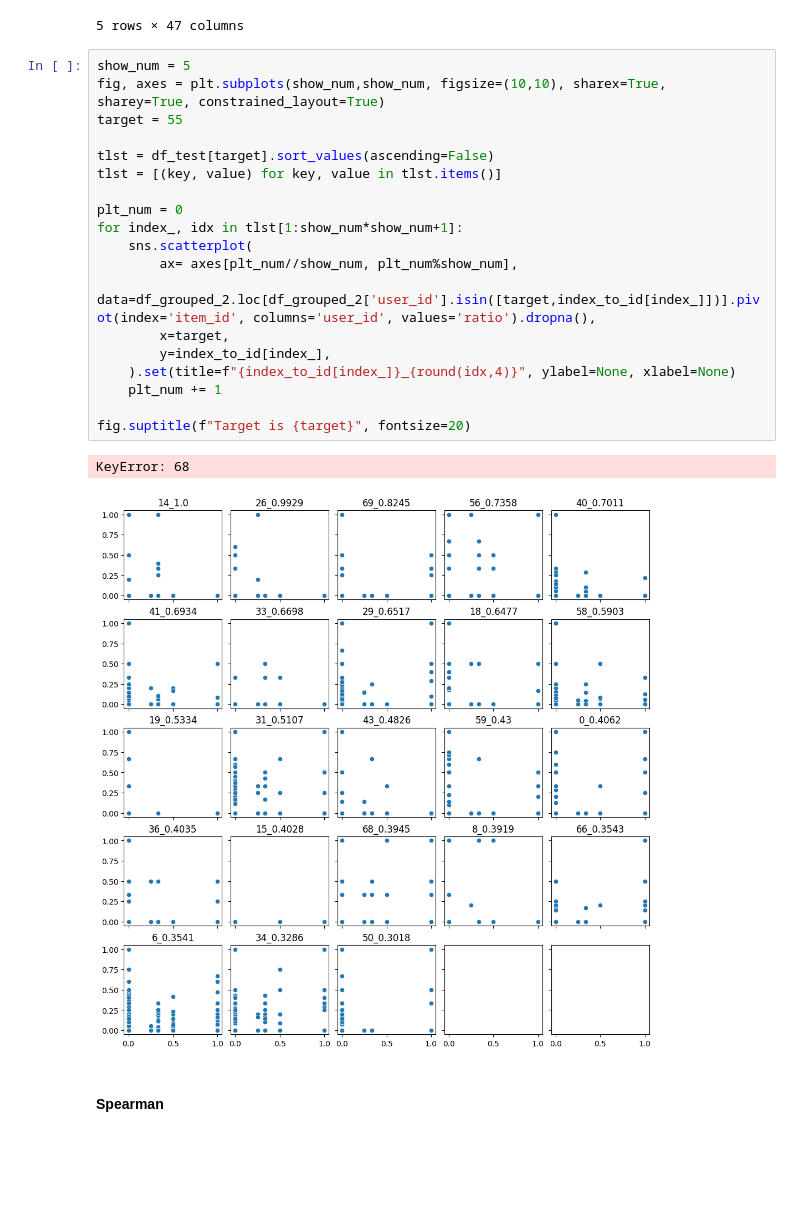
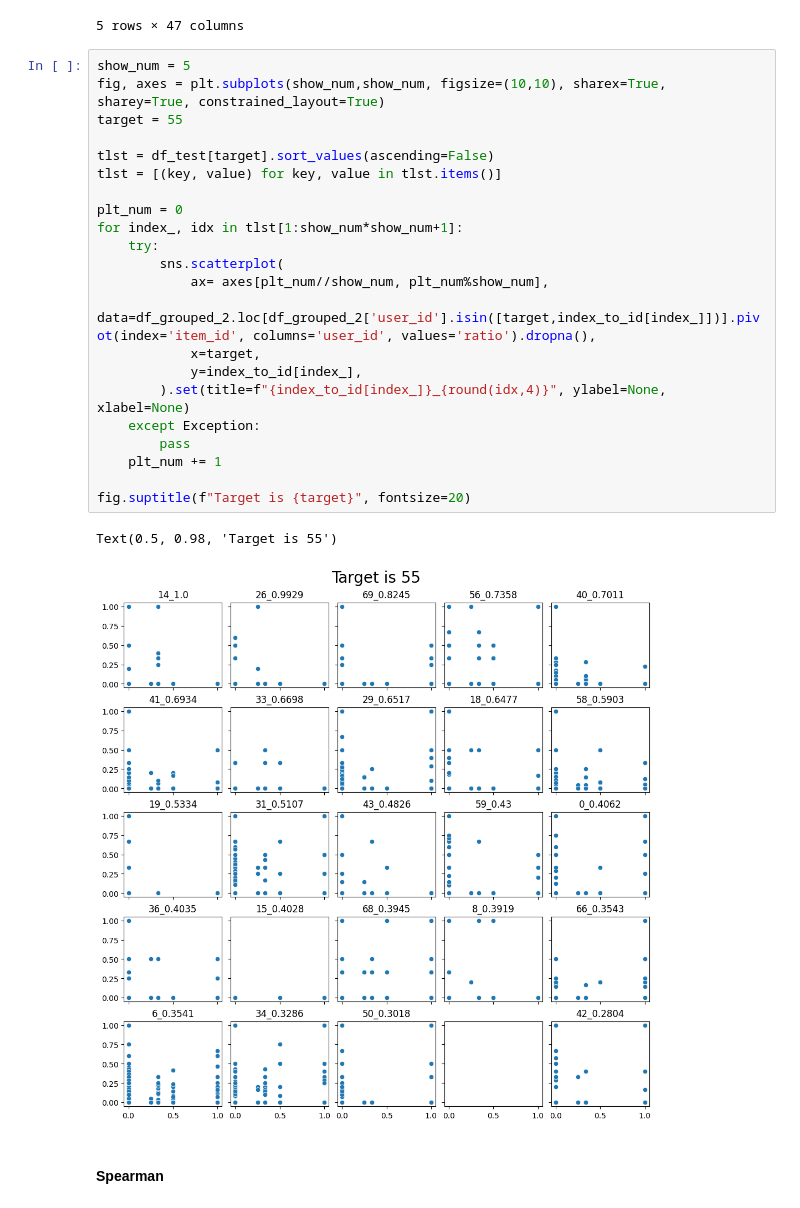
Before and after one commit to csLee94/project_notebook, a Jupyter notebook: collaborative_filtering/notebooks/get_eda.ipynb, the cells around one changed output. Cells and saved outputs as stored; diff of their text form; blank space fills up the shorter version.

```diff
--- a/collaborative_filtering/notebooks/get_eda.ipynb
+++ b/collaborative_filtering/notebooks/get_eda.ipynb
@@ -322,24 +322,27 @@ df_test.head()
 # %%
 show_num = 5
 fig, axes = plt.subplots(show_num,show_num, figsize=(10,10), sharex=True, sharey=True, constrained_layout=True)
 target = 55
 
 tlst = df_test[target].sort_values(ascending=False)
 tlst = [(key, value) for key, value in tlst.items()]
 
 plt_num = 0
 for index_, idx in tlst[1:show_num*show_num+1]:
-    sns.scatterplot(
-        ax= axes[plt_num//show_num, plt_num%show_num],
-        data=df_grouped_2.loc[df_grouped_2['user_id'].isin([target,index_to_id[index_]])].pivot(index='item_id', columns='user_id', values='ratio').dropna(),
-        x=target,
-        y=index_to_id[index_],
-    ).set(title=f"{index_to_id[index_]}_{round(idx,4)}", ylabel=None, xlabel=None)
+    try:
+        sns.scatterplot(
+            ax= axes[plt_num//show_num, plt_num%show_num],
+            data=df_grouped_2.loc[df_grouped_2['user_id'].isin([target,index_to_id[index_]])].pivot(index='item_id', columns='user_id', values='ratio').dropna(),
+            x=target,
+            y=index_to_id[index_],
+        ).set(title=f"{index_to_id[index_]}_{round(idx,4)}", ylabel=None, xlabel=None)
+    except Exception:
+        pass
     plt_num += 1
 
 fig.suptitle(f"Target is {target}", fontsize=20)
 # %% [output]
-KeyError: 68
+Text(0.5, 0.98, 'Target is 55')
-[figure, old version]
+[figure, new version]
 # %% [markdown]
 #### Spearman
```
Also changed, not shown: parts of 5 cells of this notebook.
